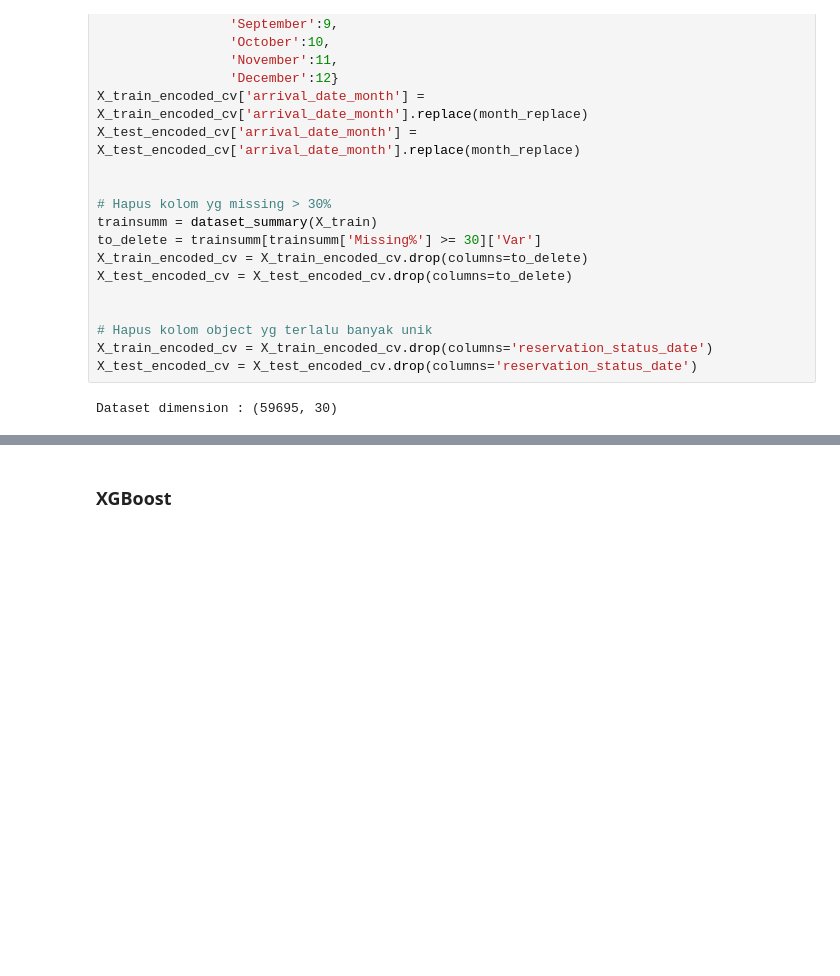
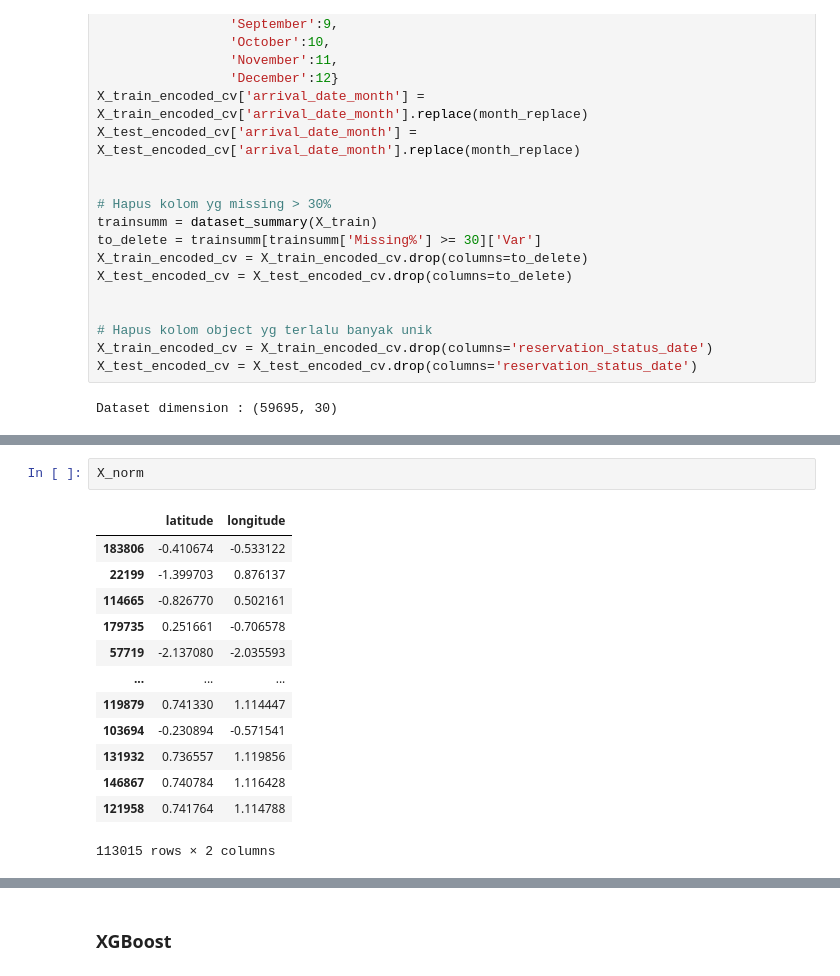
Before and after one commit to rindanh/Latihan-NDSC, a Jupyter notebook: airbnb/Latihan_H_4.ipynb, the cells around one changed output, grey strips where cells are left out. Drawn from its saved outputs; the diff is of its cells as text; blank space fills up the shorter version.

```diff
--- a/airbnb/Latihan_H_4.ipynb
+++ b/airbnb/Latihan_H_4.ipynb
@@ -360,0 +416,16 @@ Dataset dimension : (59695, 30)
+# %%
+X_norm
+# %% [output]
+|  | latitude | longitude |
+| 183806 | -0.410674 | -0.533122 |
+| 22199 | -1.399703 | 0.876137 |
+| 114665 | -0.826770 | 0.502161 |
+| 179735 | 0.251661 | -0.706578 |
+| 57719 | -2.137080 | -2.035593 |
+| ... | ... | ... |
+| 119879 | 0.741330 | 1.114447 |
+| 103694 | -0.230894 | -0.571541 |
+| 131932 | 0.736557 | 1.119856 |
+| 146867 | 0.740784 | 1.116428 |
+| 121958 | 0.741764 | 1.114788 |
+113015 rows × 2 columns
```
Also changed, not shown: parts of 18 cells of this notebook.
